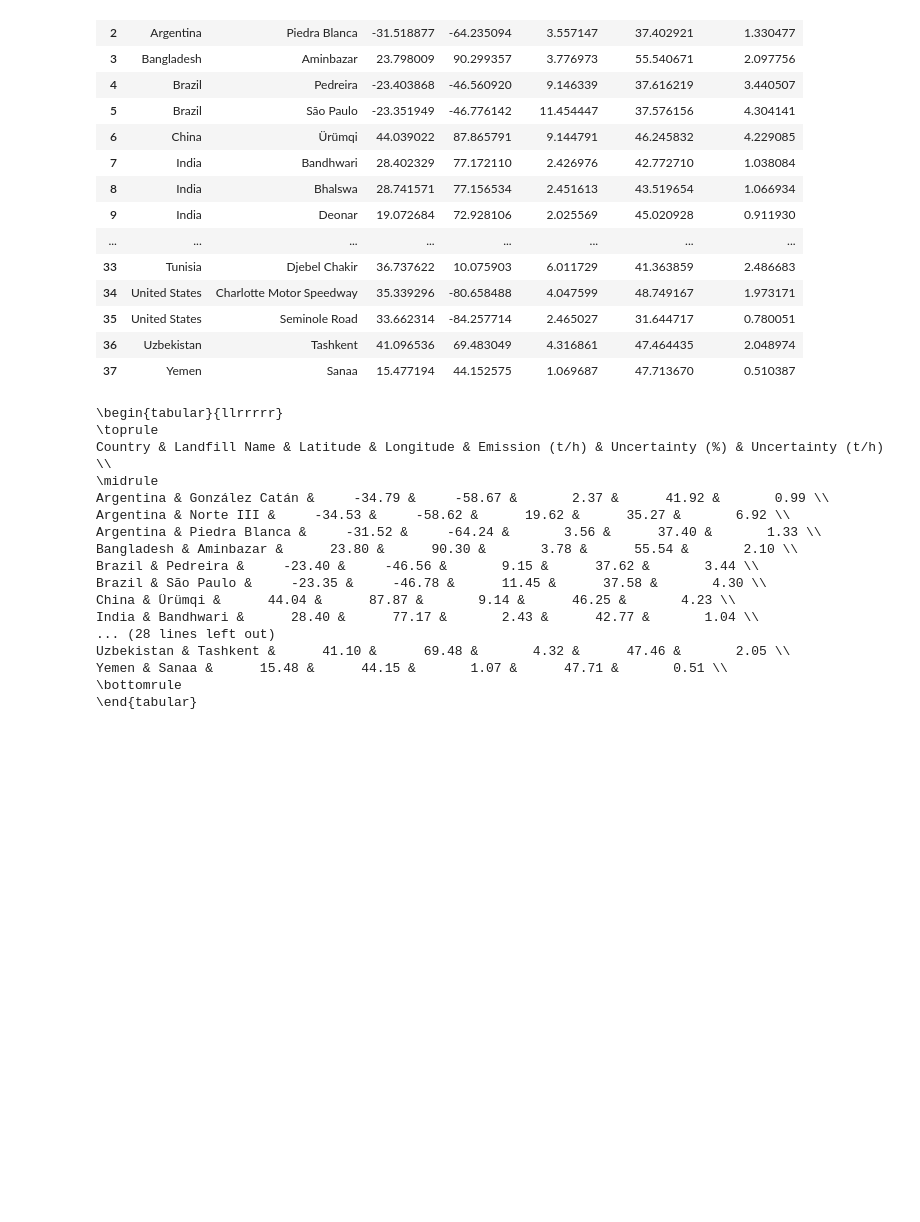
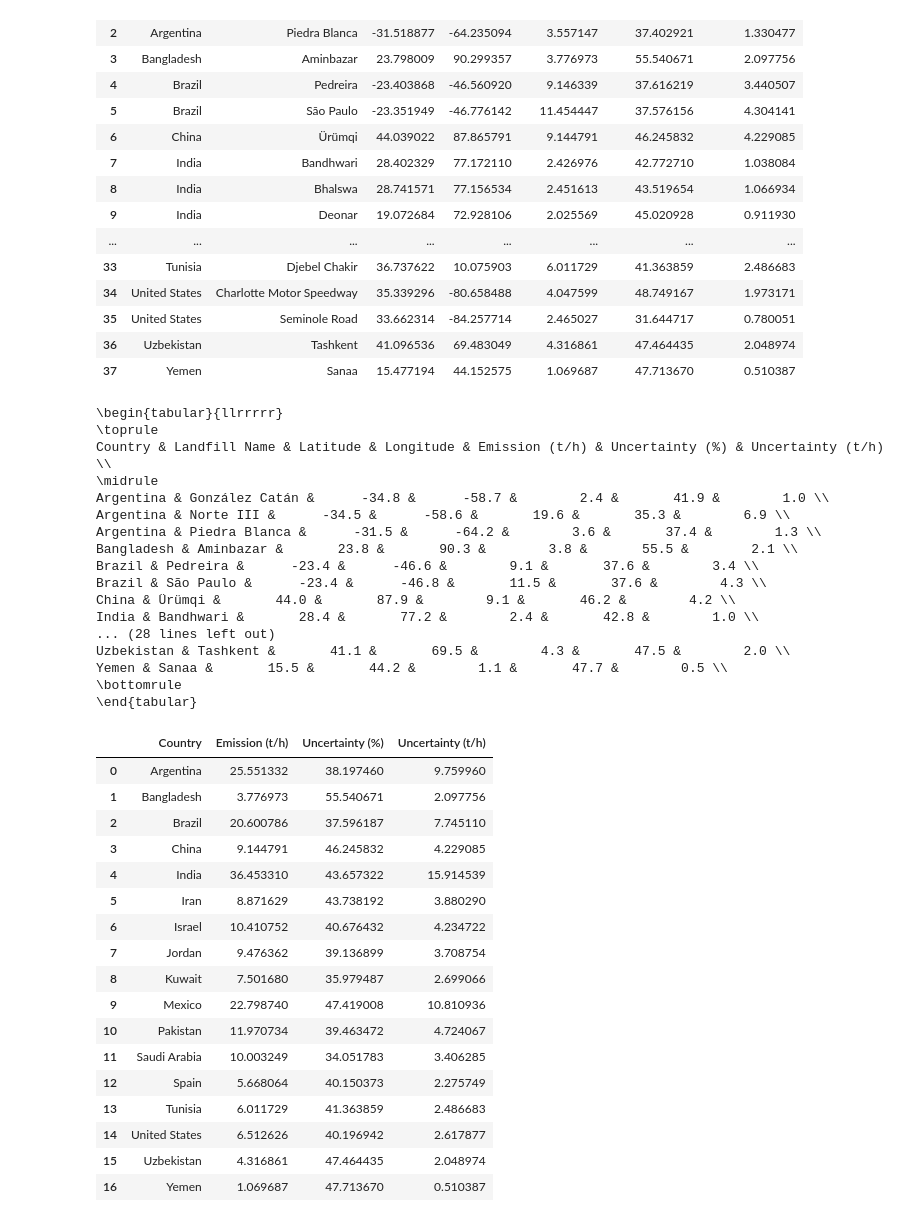
Before and after one commit to zxdawn/Hyper-Landfill, a Jupyter notebook: notebooks/emission_summary.ipynb, the cells around one changed output. Cells and saved outputs as stored; diff of their text form; code cells hidden in the pictures; blank space fills up the shorter version.

```diff
--- a/notebooks/emission_summary.ipynb
+++ b/notebooks/emission_summary.ipynb
@@ -189,25 +189,46 @@ df_emiss
 | 36 | Uzbekistan | Tashkent | 41.096536 | 69.483049 | 4.316861 | 47.464435 | 2.048974 |
 | 37 | Yemen | Sanaa | 15.477194 | 44.152575 | 1.069687 | 47.713670 | 0.510387 |
 # %%
-print(df_emiss.to_latex(index=False, float_format=lambda x: '%10.2f' % x))
+print(df_emiss.to_latex(index=False, float_format=lambda x: '%10.1f' % x))
 # %% [output]
 \begin{tabular}{llrrrrr}
 \toprule
 Country & Landfill Name & Latitude & Longitude & Emission (t/h) & Uncertainty (%) & Uncertainty (t/h) \\
 \midrule
-Argentina & González Catán &     -34.79 &     -58.67 &       2.37 &      41.92 &       0.99 \\
-Argentina & Norte III &     -34.53 &     -58.62 &      19.62 &      35.27 &       6.92 \\
-Argentina & Piedra Blanca &     -31.52 &     -64.24 &       3.56 &      37.40 &       1.33 \\
-Bangladesh & Aminbazar &      23.80 &      90.30 &       3.78 &      55.54 &       2.10 \\
-Brazil & Pedreira &     -23.40 &     -46.56 &       9.15 &      37.62 &       3.44 \\
-Brazil & São Paulo &     -23.35 &     -46.78 &      11.45 &      37.58 &       4.30 \\
-China & Ürümqi &      44.04 &      87.87 &       9.14 &      46.25 &       4.23 \\
-India & Bandhwari &      28.40 &      77.17 &       2.43 &      42.77 &       1.04 \\
+Argentina & González Catán &      -34.8 &      -58.7 &        2.4 &       41.9 &        1.0 \\
+Argentina & Norte III &      -34.5 &      -58.6 &       19.6 &       35.3 &        6.9 \\
+Argentina & Piedra Blanca &      -31.5 &      -64.2 &        3.6 &       37.4 &        1.3 \\
+Bangladesh & Aminbazar &       23.8 &       90.3 &        3.8 &       55.5 &        2.1 \\
+Brazil & Pedreira &      -23.4 &      -46.6 &        9.1 &       37.6 &        3.4 \\
+Brazil & São Paulo &      -23.4 &      -46.8 &       11.5 &       37.6 &        4.3 \\
+China & Ürümqi &       44.0 &       87.9 &        9.1 &       46.2 &        4.2 \\
+India & Bandhwari &       28.4 &       77.2 &        2.4 &       42.8 &        1.0 \\
 ... (28 lines left out)
-Uzbekistan & Tashkent &      41.10 &      69.48 &       4.32 &      47.46 &       2.05 \\
-Yemen & Sanaa &      15.48 &      44.15 &       1.07 &      47.71 &       0.51 \\
+Uzbekistan & Tashkent &       41.1 &       69.5 &        4.3 &       47.5 &        2.0 \\
+Yemen & Sanaa &       15.5 &       44.2 &        1.1 &       47.7 &        0.5 \\
 \bottomrule
 \end{tabular}
 # %%
 df_emiss_country = df_emiss.groupby(['Country'], as_index=False).agg({'Emission (t/h)': 'sum',	'Uncertainty (%)': 'mean'})
 df_emiss_country['Uncertainty (t/h)'] = df_emiss_country['Emission (t/h)'] * df_emiss_country['Uncertainty (%)'] * 1e-2
+# %%
+df_emiss_country
+# %% [output]
+|  | Country | Emission (t/h) | Uncertainty (%) | Uncertainty (t/h) |
+| 0 | Argentina | 25.551332 | 38.197460 | 9.759960 |
+| 1 | Bangladesh | 3.776973 | 55.540671 | 2.097756 |
+| 2 | Brazil | 20.600786 | 37.596187 | 7.745110 |
+| 3 | China | 9.144791 | 46.245832 | 4.229085 |
+| 4 | India | 36.453310 | 43.657322 | 15.914539 |
+| 5 | Iran | 8.871629 | 43.738192 | 3.880290 |
+| 6 | Israel | 10.410752 | 40.676432 | 4.234722 |
+| 7 | Jordan | 9.476362 | 39.136899 | 3.708754 |
+| 8 | Kuwait | 7.501680 | 35.979487 | 2.699066 |
+| 9 | Mexico | 22.798740 | 47.419008 | 10.810936 |
+| 10 | Pakistan | 11.970734 | 39.463472 | 4.724067 |
+| 11 | Saudi Arabia | 10.003249 | 34.051783 | 3.406285 |
+| 12 | Spain | 5.668064 | 40.150373 | 2.275749 |
+| 13 | Tunisia | 6.011729 | 41.363859 | 2.486683 |
+| 14 | United States | 6.512626 | 40.196942 | 2.617877 |
+| 15 | Uzbekistan | 4.316861 | 47.464435 | 2.048974 |
+| 16 | Yemen | 1.069687 | 47.713670 | 0.510387 |
```
Also changed, not shown: parts of 2 cells of this notebook.
